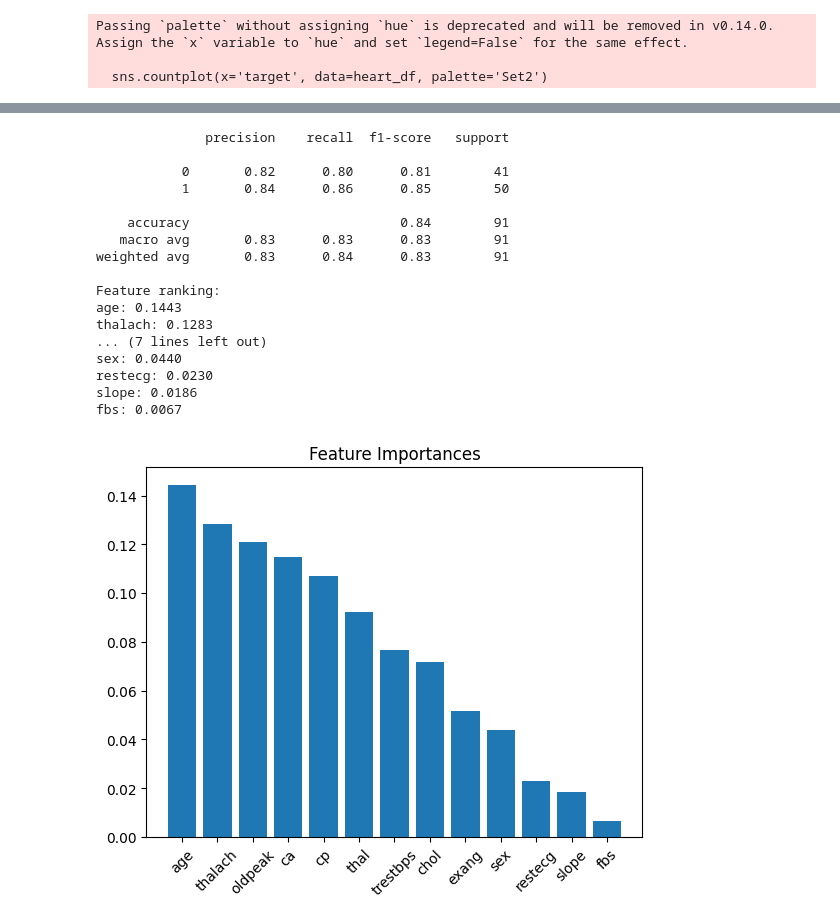
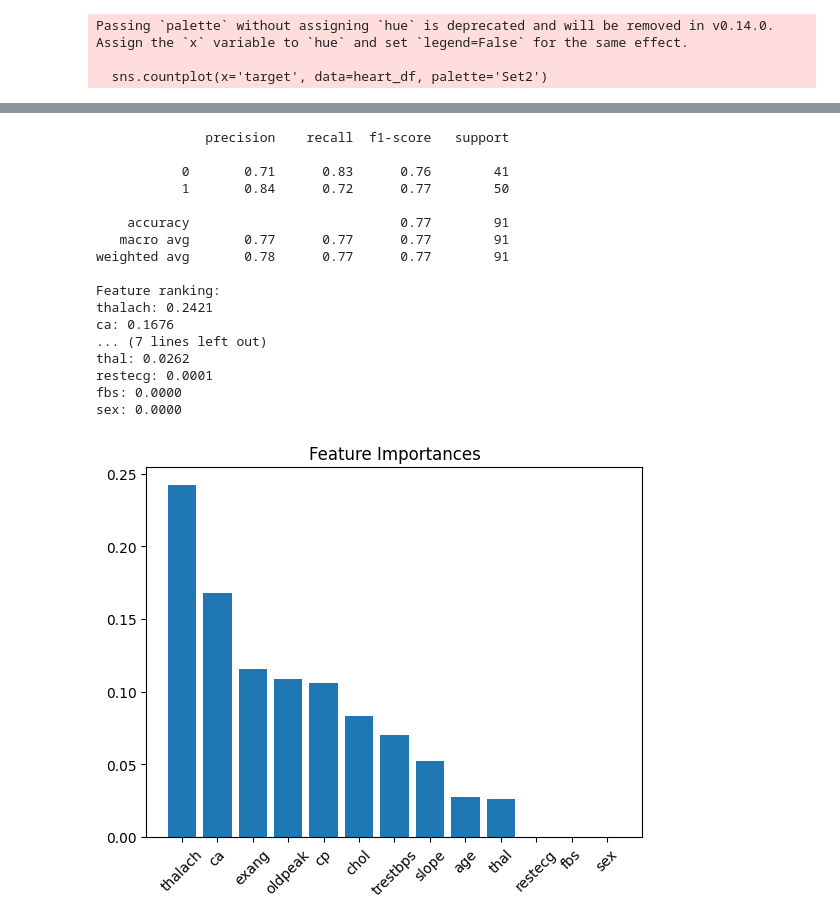
Before and after one commit to oppandeyedureka/kaiserrepo, a Jupyter notebook: ensemblemodelling/UseGradientBosting.ipynb, the cells around one changed output, grey strips where cells are left out. Saved outputs shown, nothing was run; the diff lists cells and outputs as text; code cells hidden in the pictures.

```diff
--- a/ensemblemodelling/UseGradientBosting.ipynb
+++ b/ensemblemodelling/UseGradientBosting.ipynb
@@ -38,7 +38,7 @@ X = heart_df.drop(columns='target')
 y = heart_df['target']
 
 X_Train, X_Test, Y_Train, Y_Test = train_test_split(X,y, test_size=0.3, random_state=42)
-model = GradientBoostingClassifier(loss = 'log_loss', n_estimators=50, learning_rate=0.05, max_depth=5, subsample=0.1)
+model = GradientBoostingClassifier(loss = 'log_loss', n_estimators=10, learning_rate=0.05, max_depth=10, subsample=0.1)
 
 model.fit(X_Train, Y_Train)
 
@@ -64,42 +64,42 @@ plt.show()
 # %% [output]
    age  sex  cp  trestbps  chol  fbs  restecg  thalach  exang  oldpeak  slope  \
 0   63    1   3       145   233    1        0      150      0      2.3      0
 1   37    1   2       130   250    0        1      187      0      3.5      0
 2   41    0   1       130   204    0        0      172      0      1.4      2
 3   56    1   1       120   236    0        1      178      0      0.8      2
 4   57    0   0       120   354    0        1      163      1      0.6      2
 
    ca  thal  target
 0   0     1       1
 1   0     2       1
 2   0     2       1
 3   0     2       1
 ... (48 lines left out)
 25%      2.000000    0.000000
 50%      2.000000    1.000000
 75%      3.000000    1.000000
 max      3.000000    1.000000
 [figure]
 Passing `palette` without assigning `hue` is deprecated and will be removed in v0.14.0. Assign the `x` variable to `hue` and set `legend=False` for the same effect.
 
   sns.countplot(x='target', data=heart_df, palette='Set2')
 [figure]
 [figure]
               precision    recall  f1-score   support
 
-           0       0.82      0.80      0.81        41
-           1       0.84      0.86      0.85        50
+           0       0.71      0.83      0.76        41
+           1       0.84      0.72      0.77        50
 
-    accuracy                           0.84        91
-   macro avg       0.83      0.83      0.83        91
-weighted avg       0.83      0.84      0.83        91
+    accuracy                           0.77        91
+   macro avg       0.77      0.77      0.77        91
+weighted avg       0.78      0.77      0.77        91
 
 Feature ranking:
-age: 0.1443
-thalach: 0.1283
+thalach: 0.2421
+ca: 0.1676
 ... (7 lines left out)
-sex: 0.0440
-restecg: 0.0230
-slope: 0.0186
-fbs: 0.0067
+thal: 0.0262
+restecg: 0.0001
+fbs: 0.0000
+sex: 0.0000
-[figure, old version]
+[figure, new version]
```
Also changed, not shown: 10 other files.
